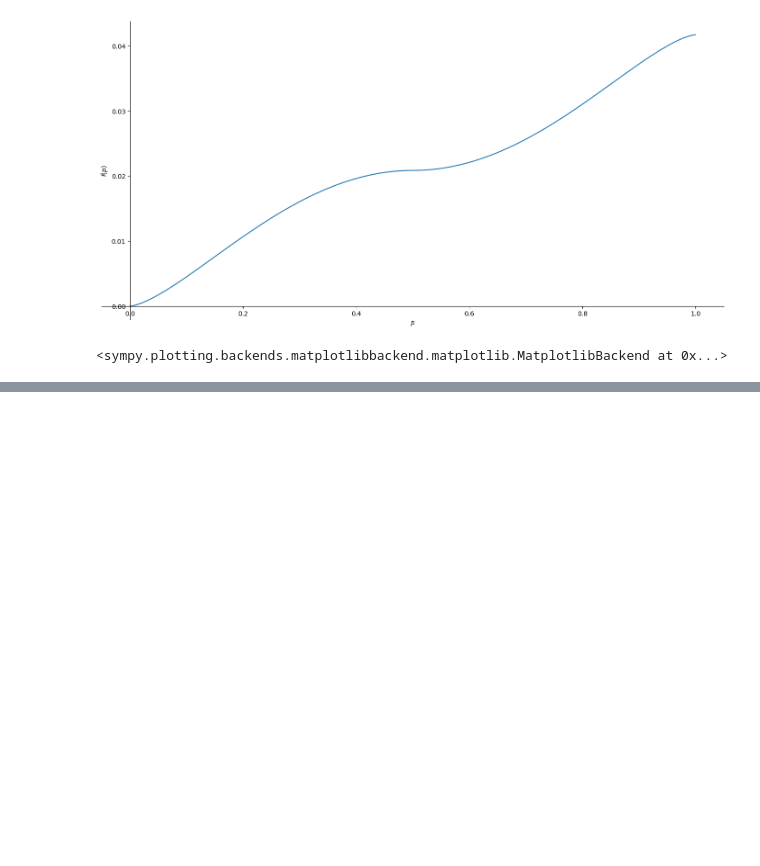
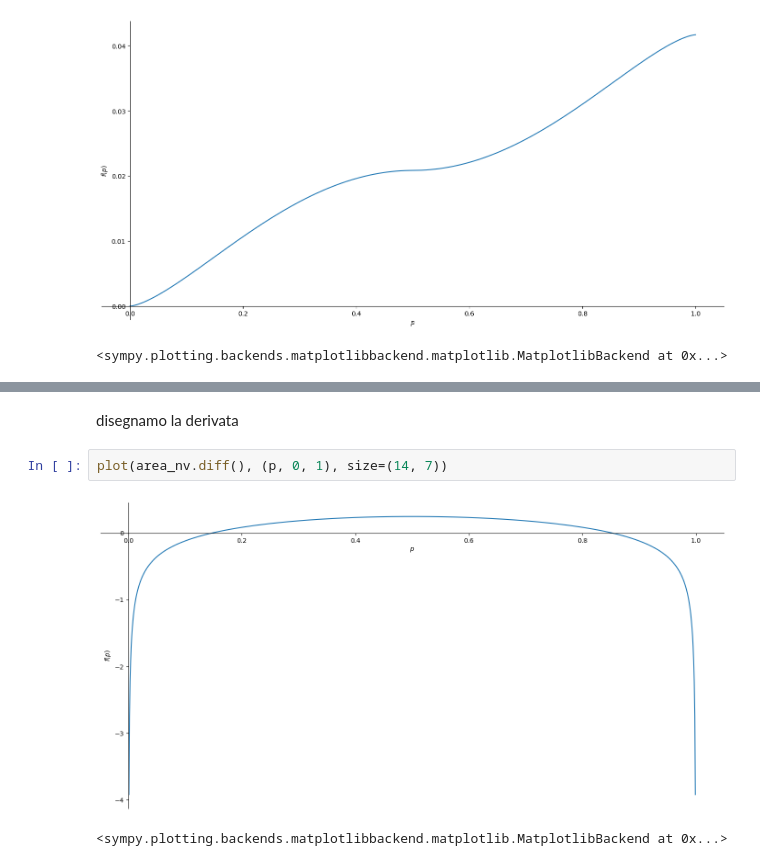
Before and after one commit to davidMarabottini/relazione_media_deviazione_standard, a Jupyter notebook: ipotesi-triangolo-prodotto-media-deviazione-standard.ipynb, the cells around one changed output, grey strips where cells are left out. Saved outputs shown, nothing was run; the diff lists cells and outputs as text; blank space fills up the shorter version.

```diff
--- a/ipotesi-triangolo-prodotto-media-deviazione-standard.ipynb
+++ b/ipotesi-triangolo-prodotto-media-deviazione-standard.ipynb
@@ -190,0 +211,7 @@ plot(areaP_integrate, (p, 0, 1), size=(14, 7))
+# %% [markdown]
+disegnamo la derivata
+# %%
+plot(area_nv.diff(), (p, 0, 1), size=(14, 7))
+# %% [output]
+[figure, added]
+<sympy.plotting.backends.matplotlibbackend.matplotlib.MatplotlibBackend at 0x...>
```
Also changed, not shown: parts of 11 cells of this notebook.
